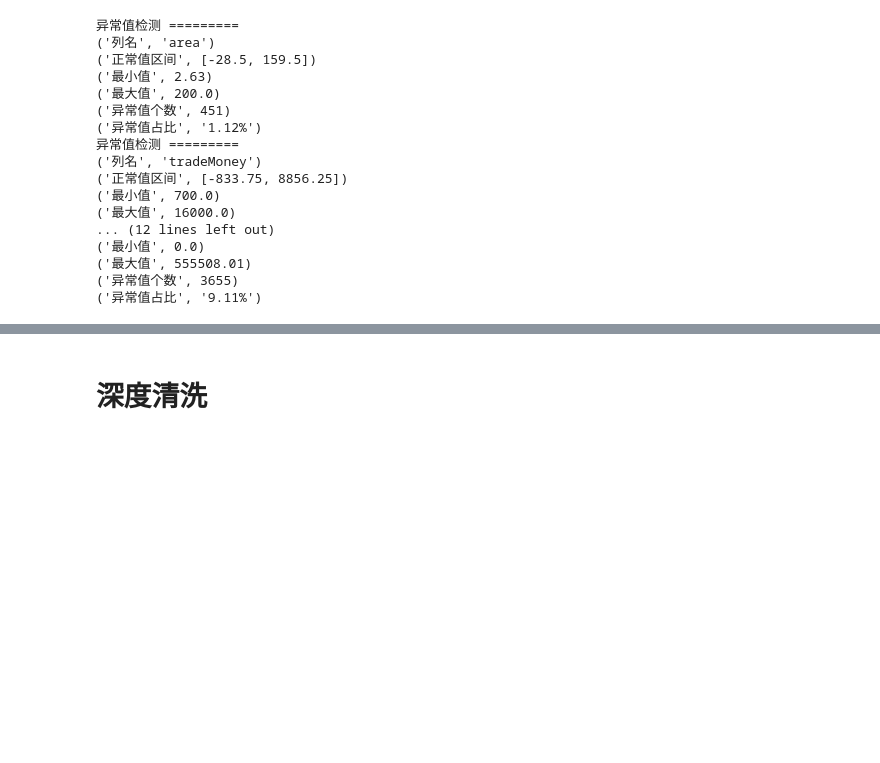
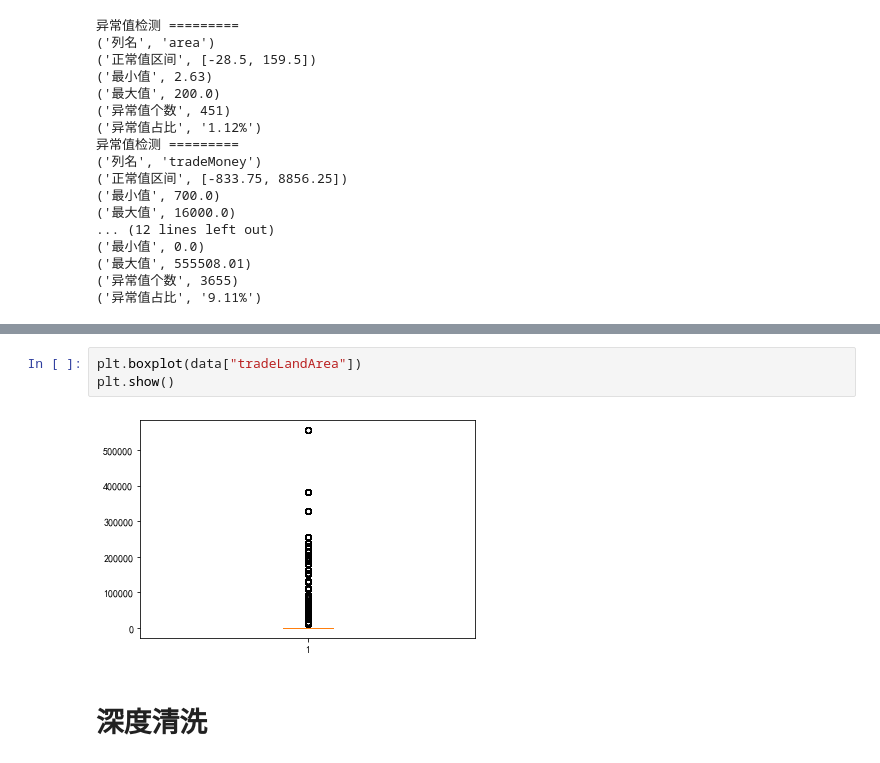
Before and after one commit to nickliqian/team-learning, a Jupyter notebook: 数据竞赛（房租预测）/2_数据清洗.ipynb, the cells around one changed output, grey strips where cells are left out. Cells and saved outputs as stored; diff of their text form; blank space fills up the shorter version.

```diff
--- a/数据竞赛（房租预测）/2_数据清洗.ipynb
+++ b/数据竞赛（房租预测）/2_数据清洗.ipynb
@@ -373,3 +378,8 @@ quartile_check(data_train, "tradeLandArea")
+# %%
+plt.boxplot(data["tradeLandArea"])
+plt.show()
+# %% [output]
+[figure, added]
 # %% [markdown]
 # 深度清洗
 # %% [markdown]
```
Also changed, not shown: parts of 1 cell of this notebook, 1 other file.
